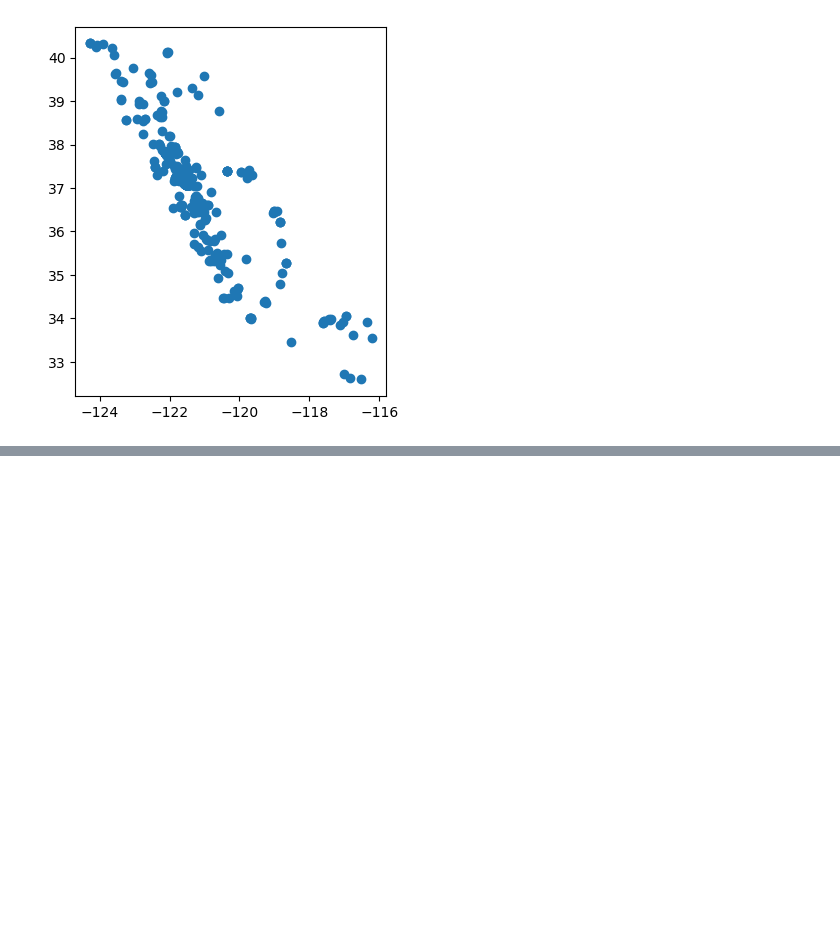
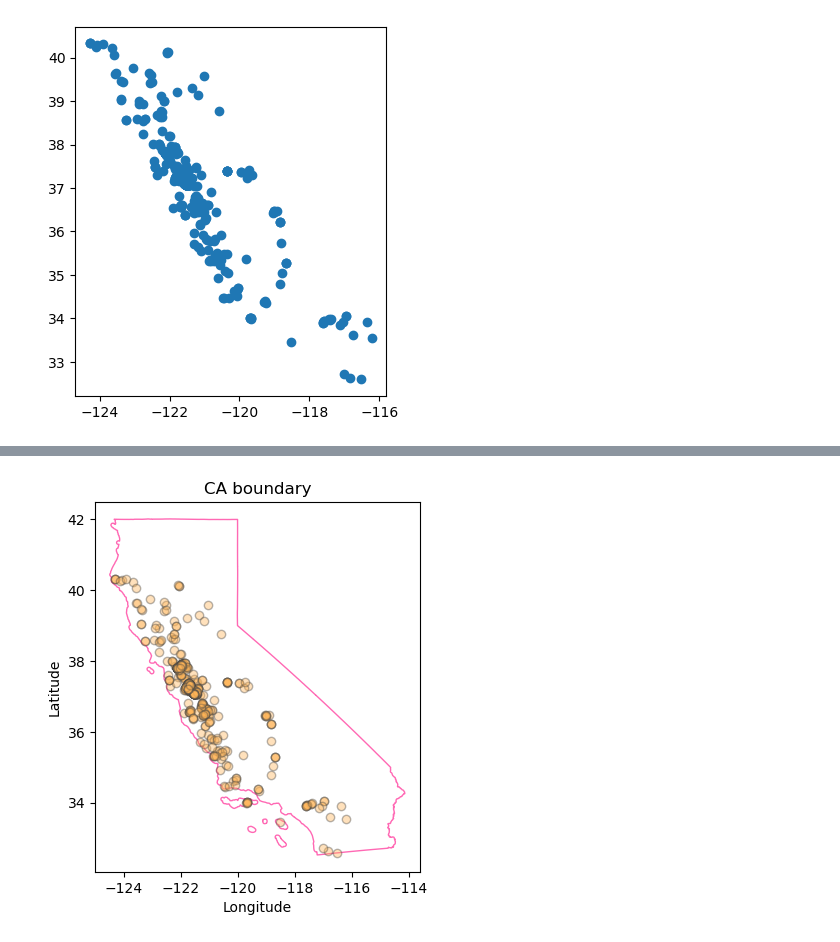
Before and after one commit to aakikip/eds220-2025-in-class, a Jupyter notebook: week4-geopandas.ipynb, the cells around one changed output, grey strips where cells are left out. Saved outputs shown, nothing was run; the diff lists cells and outputs as text; code cells hidden in the pictures; blank space fills up the shorter version.

```diff
--- a/week4-geopandas.ipynb
+++ b/week4-geopandas.ipynb
@@ -10,7 +10,7 @@ import matplotlib.pyplot as plt
 To import our data we will first use the os package to create a reproducible file path:
 # %%
 fp = os.path.join('data', 'gbif_sus_scrofa_california','gbif_sus_scrofa_california.shp')
-ca_boundary = os.path.join('data', 'ca_state_boundary', 'ca_state_boundary.shp')
+fp1 = os.path.join('data', 'ca_state_boundary', 'ca_state_boundary.shp')
 fp
 fp1
 # %% [output]
@@ -183,0 +260,23 @@ pigs_recent.plot()
+# %%
+# Initialize empty figure
+ca_map, ax = plt.subplots()
+
+# Add CA boundary
+ca_boundary.plot(ax = ax,         # Add plot to axis
+                 color = 'none',
+                 edgecolor = 'hotpink')
+
+pigs_recent.plot(ax = ax,         # Add plot to axis
+                 alpha = 0.4,     # Adjust transparency
+                 color = '#FFB558',
+                 edgecolor = "#494744")
+
+# Update axis
+ax.set_title('CA boundary')
+ax.set_xlabel('Longitude')
+ax.set_ylabel('Latitude')
+
+# Display figure
+plt.show()
+# %% [output]
+[figure, added]
```
Also changed, not shown: parts of 9 cells of this notebook.
